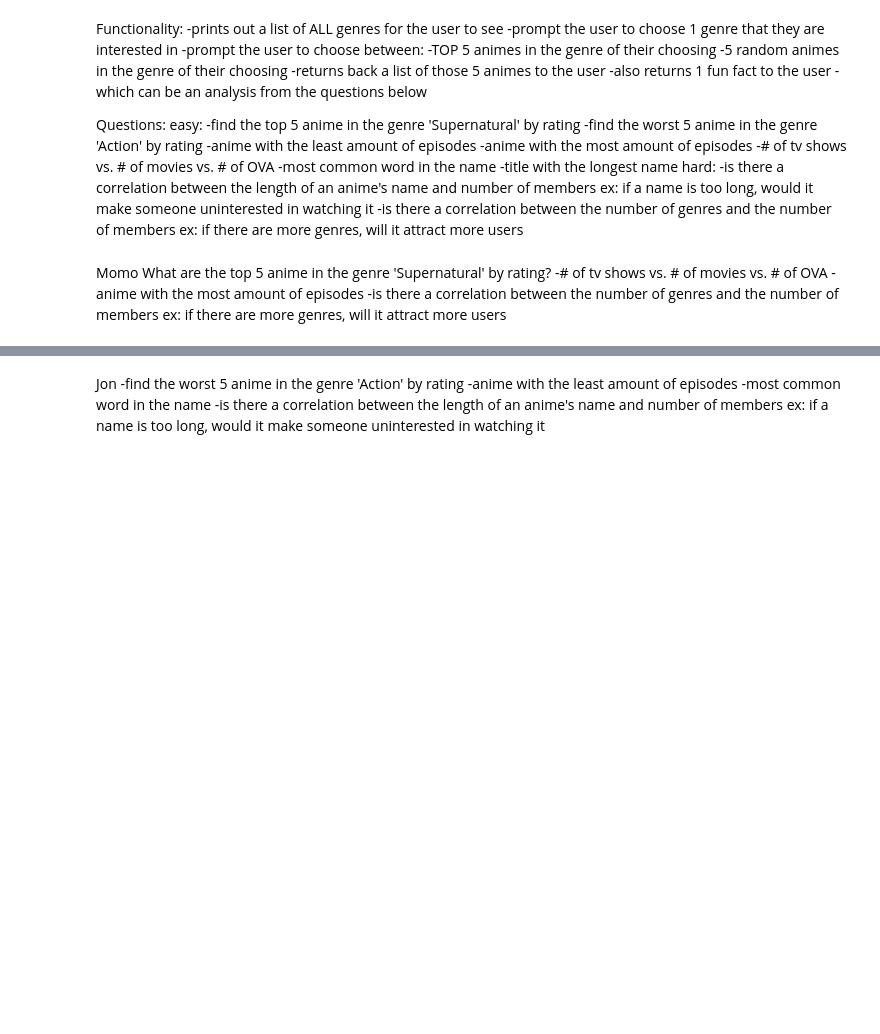
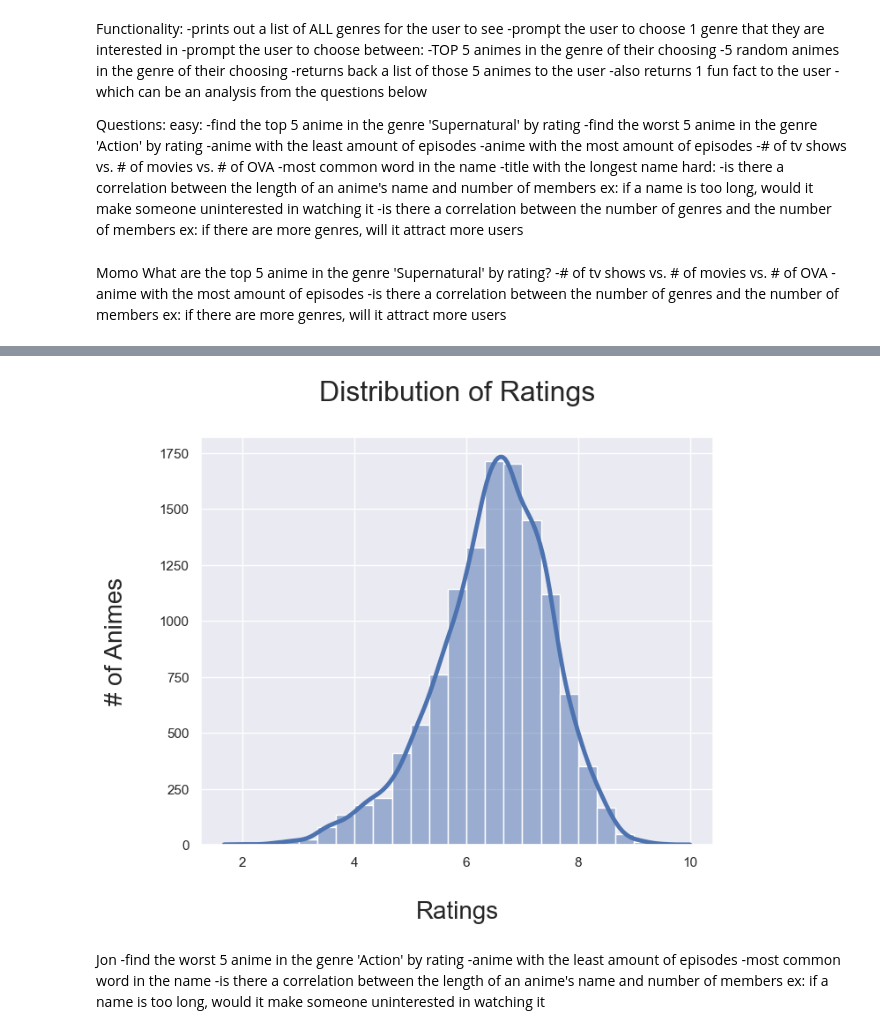
Before and after one commit to RizingTide/Anime-Recommender-Project, a Jupyter notebook: Anime Project 1.ipynb, the cells around one changed output, grey strips where cells are left out. Cells and saved outputs as stored; diff of their text form; code cells hidden in the pictures; blank space fills up the shorter version.

```diff
--- a/Anime Project 1.ipynb
+++ b/Anime Project 1.ipynb
@@ -160,0 +180,17 @@ anime_df[type_anime].sort_values("episodes", ascending=False).head(5)
+# %%
+# What is the distrubution of ratings? How many anime is there in each rating?
+# Histogram: x axis rating, y axis # of Animes
+
+anime_ratings=anime_df.sort_values(["rating"], ascending=False)
+plt.figure(figsize=(7.5,6))
+#sns.set(style="darkgrid")
+
+hist_plot=sns.histplot(anime_ratings, x=anime_df["rating"], bins=25, kde=True, line_kws={"color": "black", "linestyle": "solid", "linewidth": 3.5})
+hist_plot.set_title("Distribution of Ratings\n", fontsize=23)
+hist_plot.set_xlabel("\nRatings", fontsize=20)
+hist_plot.set_ylabel("# of Animes\n", fontsize=20)
+plt.show()
+
+#change line color, and make thicker
+# %% [output]
+[figure, added]
```
Also changed, not shown: parts of 8 cells of this notebook.
